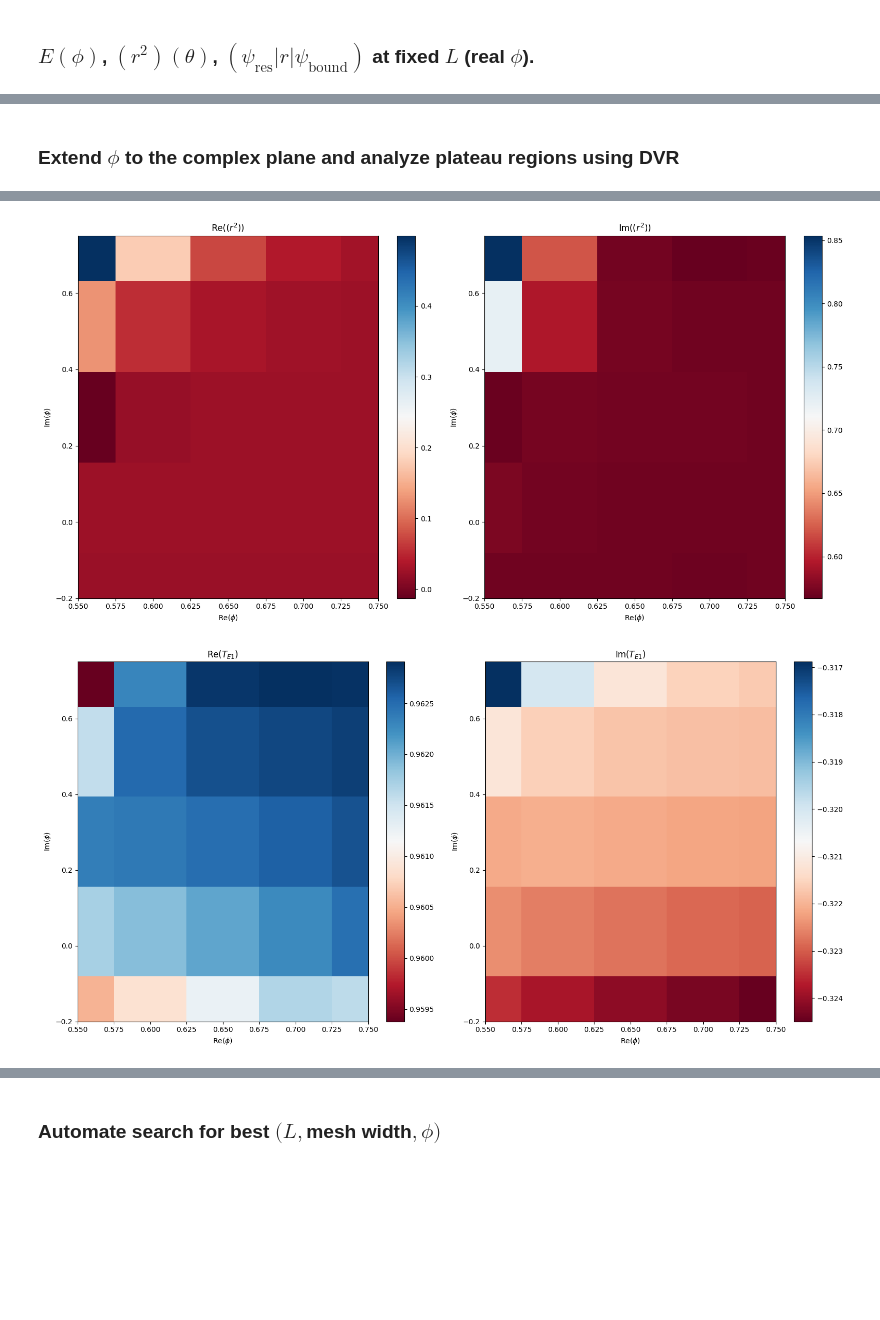
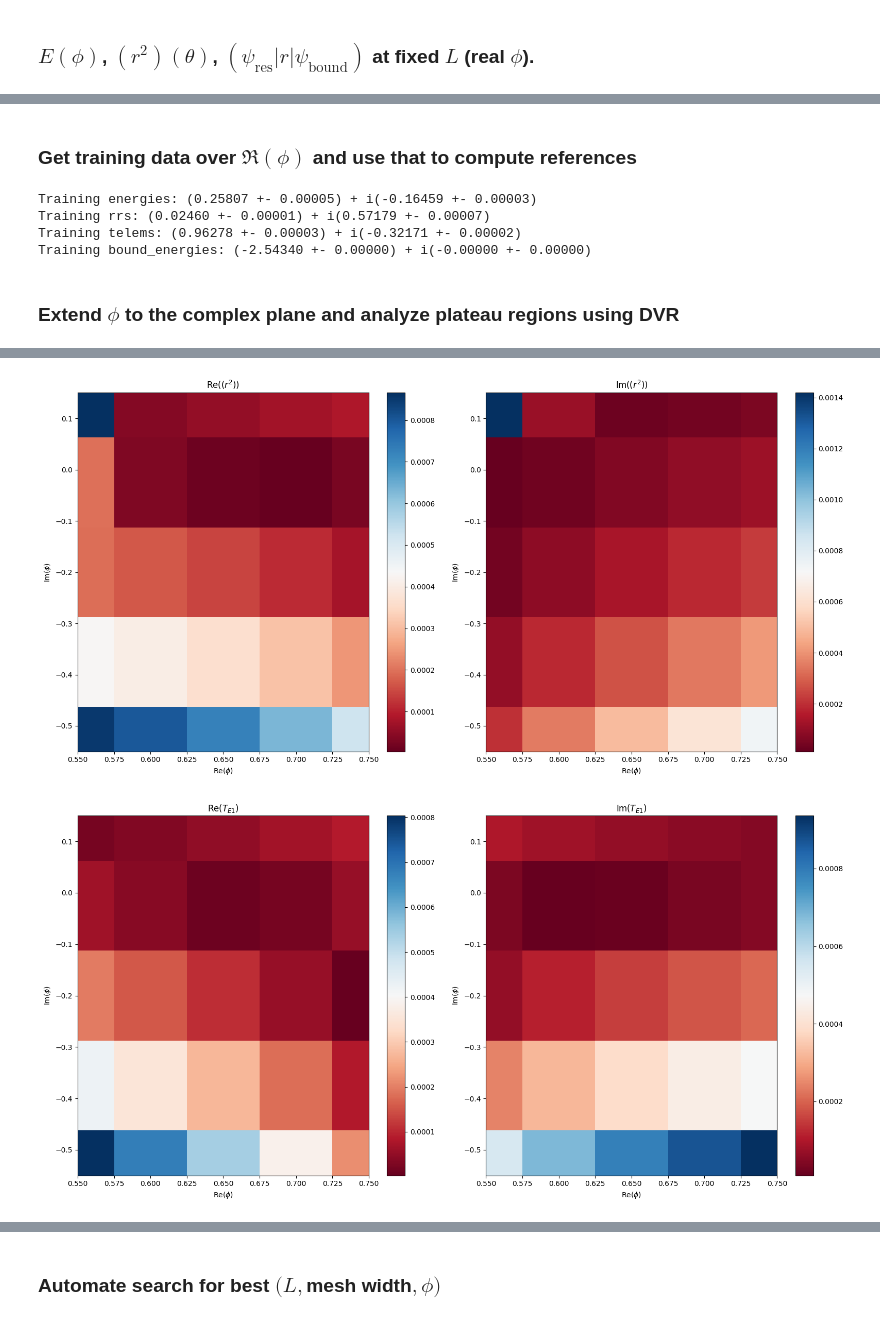
Before and after one commit to KSHobbyProjs/koenig-ecbackrotation-project, a Jupyter notebook: notebooks/systems/complex-rotation-angle/system_2_complextheta.ipynb, the cells around one changed output, grey strips where cells are left out. Cells and saved outputs as stored; diff of their text form; code cells hidden in the pictures; blank space fills up the shorter version.

```diff
--- a/notebooks/systems/complex-rotation-angle/system_2_complextheta.ipynb
+++ b/notebooks/systems/complex-rotation-angle/system_2_complextheta.ipynb
@@ -165,0 +174,2 @@ plt.show()
+# %% [markdown]
+### Get training data over $\Re(\phi)$ and use that to compute references
@@ -166,39 +180,58 @@ plt.show()
+# %%
+npoints = 100
+phi_real_ref = np.linspace(phi_real_range[0], phi_real_range[1], npoints)
+reference_results = linesweep_phi(
+    pres_system,
+    res_guess,
+    phi_real_ref,
+    dvr_observables,
+    sbound_system,
+    bound_guess
+)
+print_training_data(reference_results)
+real_res = get_reference(reference_results["energies"], tol=1e-3)
+real_rr = get_reference(reference_results["rrs"], tol=1e-2)
+real_telem = get_reference(reference_results["telems"], tol=1e-3)
+real_bound = get_reference(reference_results["bound_energies"], tol=1e-3)
+# %% [output]
+Training energies: (0.25807 +- 0.00005) + i(-0.16459 +- 0.00003)
+Training rrs: (0.02460 +- 0.00001) + i(0.57179 +- 0.00007)
+Training telems: (0.96278 +- 0.00003) + i(-0.32171 +- 0.00002)
+Training bound_energies: (-2.54340 +- 0.00000) + i(-0.00000 +- 0.00000)
 # %% [markdown]
 ### Extend $\phi$ to the complex plane and analyze plateau regions using DVR
 # %%
-# phi region that looks good is phi = (0.2, 0.55)
-phis_real = np.linspace(0.55, 0.75, 5)
-phis_imag = np.linspace(-0.2, 0.75, 5)
+phis_real = np.linspace(phi_real_range[0], phi_real_range[1], 5)
+phis_imag = np.linspace(-0.55, 0.15, 5)
 
 results = gridsweep_phi(
     pres_system,
-    res_guess,
+    real_res,
     phis_real,
     phis_imag,
-    observables,
+    dvr_observables,
     sbound_system,
-    bound_guess
+    real_bound
 )
-energies = results["energies"]
-rrs = results["rrs"]
-telems = results["telems"]
-benergies = results["bound_energies"]
+energies_resid = residual(real_res, results["energies"])
+rrs_resid = residual(real_rr, results["rrs"])
+telems_resid = residual(real_telem, results["telems"])
+benergies_resid = residual(real_bound, results["bound_energies"])
 # %%
 # energy plot
 figsize = (16,8)
-
-plot_data_over_phi_grid(phis_real, phis_imag, energies, title=r'$E_R$', figsize=figsize)
+plot_data_over_phi_grid(phis_real, phis_imag, energies_resid, title=r'$E_R$', figsize=figsize)
 plt.show()
 
 # rr plot
-plot_data_over_phi_grid(phis_real, phis_imag, rrs, title=r'$(r^2)$', figsize=figsize)
+plot_data_over_phi_grid(phis_real, phis_imag, rrs_resid, title=r'$(r^2)$', figsize=figsize)
 plt.show()
 
 # telem plot
-plot_data_over_phi_grid(phis_real, phis_imag, telems, title=r'$T_{E1}$', figsize=figsize)
+plot_data_over_phi_grid(phis_real, phis_imag, telems_resid, title=r'$T_{E1}$', figsize=figsize)
 plt.show()
 
 # real bound state energy plot
-plot_data_over_phi_grid(phis_real, phis_imag, benergies, title=r'$E_B$', figsize=figsize)
+plot_data_over_phi_grid(phis_real, phis_imag, benergies_resid, title=r'$E_B$', figsize=figsize)
 plt.show()
 # %% [output]
@@ -206,2 +239,2 @@ plt.show()
-[figure, old version]
+[figure, new version]
-[figure, old version]
+[figure, new version]
```
Also changed, not shown: parts of 24 cells of this notebook, 35 other files.
